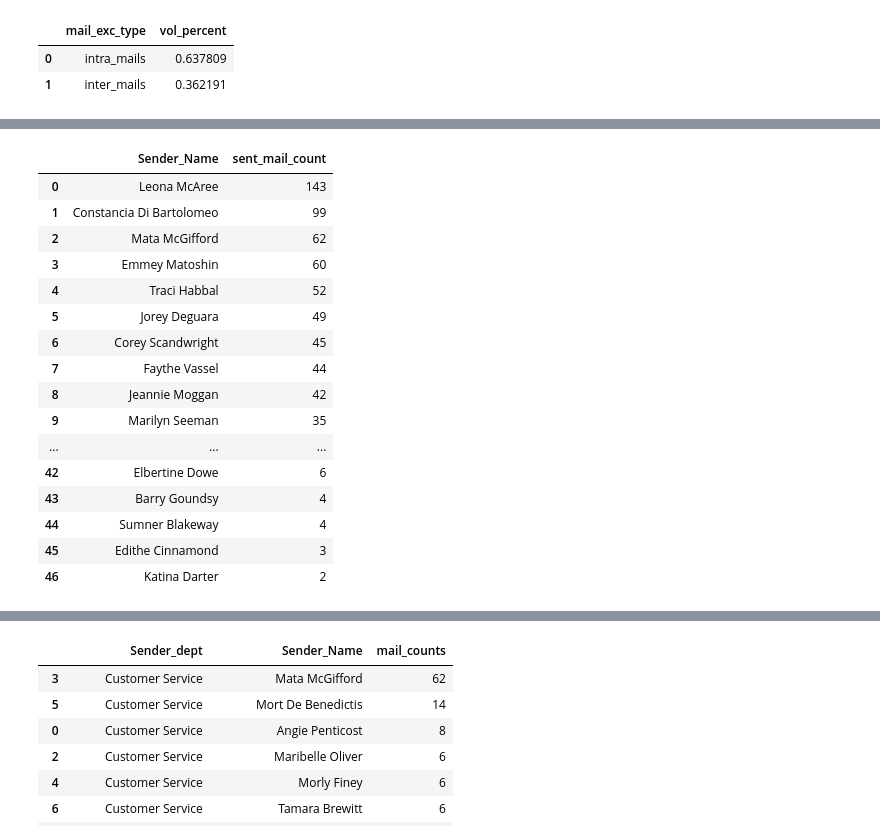
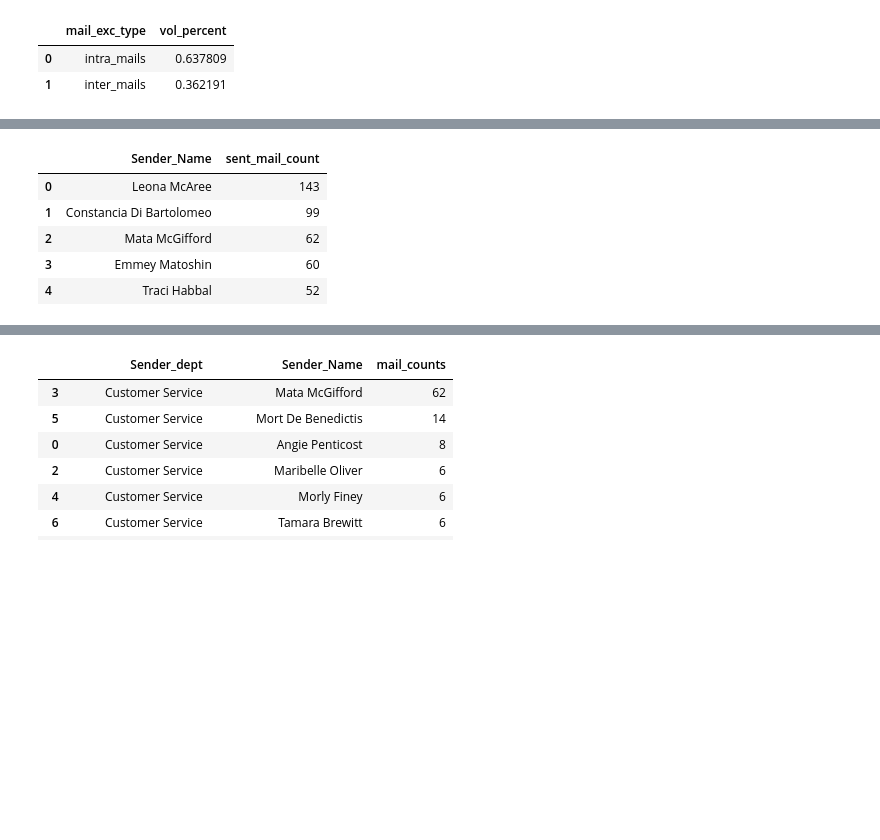
Before and after one commit to djibril968/Python_projects, a Jupyter notebook: Onyx_email_analysis.ipynb, the cells around one changed output, grey strips where cells are left out. Cells and saved outputs as stored; diff of their text form; code cells hidden in the pictures; blank space fills up the shorter version.

```diff
--- a/Onyx_email_analysis.ipynb
+++ b/Onyx_email_analysis.ipynb
@@ -492,25 +470,14 @@ email_exc_emp
 # %%
 #email volume by employees
 
 email_by_emp = Email_fact_data['Sender_Name'].value_counts().reset_index(name = 'sent_mail_count').sort_values(by = 'sent_mail_count', ascending = False)
-email_by_emp
+email_by_emp.head()
 # %% [output]
 |  | Sender_Name | sent_mail_count |
 | 0 | Leona McAree | 143 |
 | 1 | Constancia Di Bartolomeo | 99 |
 | 2 | Mata McGifford | 62 |
 | 3 | Emmey Matoshin | 60 |
 | 4 | Traci Habbal | 52 |
-| 5 | Jorey Deguara | 49 |
-| 6 | Corey Scandwright | 45 |
-| 7 | Faythe Vassel | 44 |
-| 8 | Jeannie Moggan | 42 |
-| 9 | Marilyn Seeman | 35 |
-| ... | ... | ... |
-| 42 | Elbertine Dowe | 6 |
-| 43 | Barry Goundsy | 4 |
-| 44 | Sumner Blakeway | 4 |
-| 45 | Edithe Cinnamond | 3 |
-| 46 | Katina Darter | 2 |
 # %%
 email_rec_emp = Email_fact_data['Rec_name'].value_counts().reset_index(name = 'sent_mail_count').sort_values(by = 'sent_mail_count', ascending = False)
```
Also changed, not shown: parts of 4 cells of this notebook.
